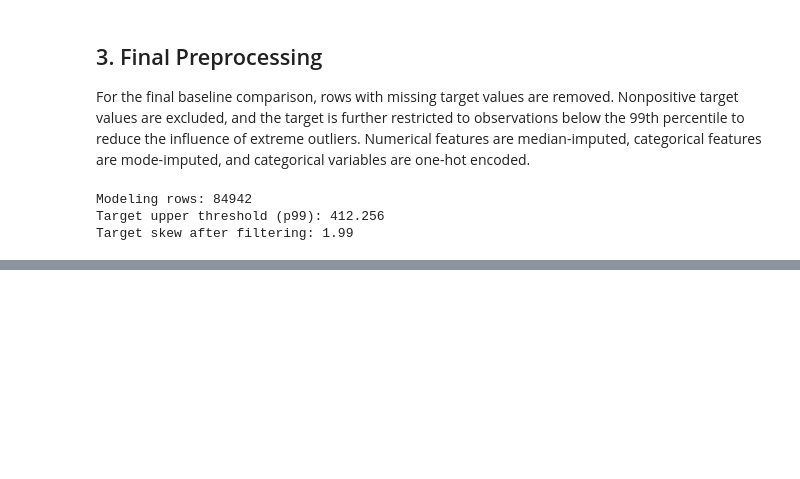
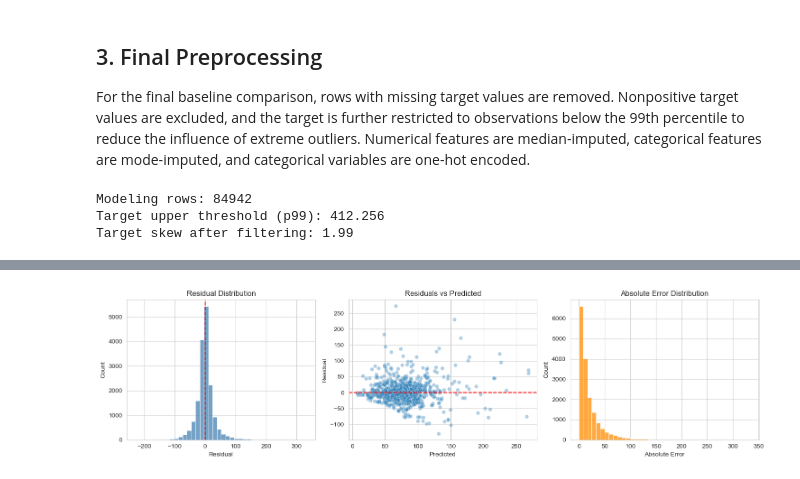
Before and after one commit to Ashley96yy/DATA245_GroupProject, a Jupyter notebook: Yuyao_Personal_EDA_Baseline.ipynb, the cells around one changed output, grey strips where cells are left out. Cells and saved outputs as stored; diff of their text form; code cells hidden in the pictures; blank space fills up the shorter version.

```diff
--- a/Yuyao_Personal_EDA_Baseline.ipynb
+++ b/Yuyao_Personal_EDA_Baseline.ipynb
@@ -325,0 +510,7 @@ plt.show()
+# %%
+tuned_eval_df = X_test.copy()
+tuned_eval_df["actual"] = y_test
+tuned_eval_df["predicted"] = tuned_rf_predictions
+tuned_eval_df["residual"] = tuned_eval_df["actual"] - tuned_eval_df["predicted"]
+tuned_eval_df["abs_error"] = tuned_eval_df["residual"].abs()
+tuned_eval_df.head()
@@ -325,0 +524,23 @@ plt.show()
+# %%
+fig, axes = plt.subplots(1, 3, figsize=(15, 4))
+
+sns.histplot(tuned_eval_df["residual"], bins=40, color="steelblue", ax=axes[0])
+axes[0].axvline(0, color="red", linestyle="--")
+axes[0].set_title("Residual Distribution")
+axes[0].set_xlabel("Residual")
+
+sns.scatterplot(data=tuned_eval_df.sample(min(1000, len(tuned_eval_df)), random_state=42),
+                x="predicted", y="residual", alpha=0.35, ax=axes[1])
+axes[1].axhline(0, color="red", linestyle="--")
+axes[1].set_title("Residuals vs Predicted")
+axes[1].set_xlabel("Predicted")
+axes[1].set_ylabel("Residual")
+
+sns.histplot(tuned_eval_df["abs_error"], bins=40, color="darkorange", ax=axes[2])
+axes[2].set_title("Absolute Error Distribution")
+axes[2].set_xlabel("Absolute Error")
+
+plt.tight_layout()
+plt.show()
+# %% [output]
+[figure, added]
```
Also changed, not shown: parts of 27 cells of this notebook.
